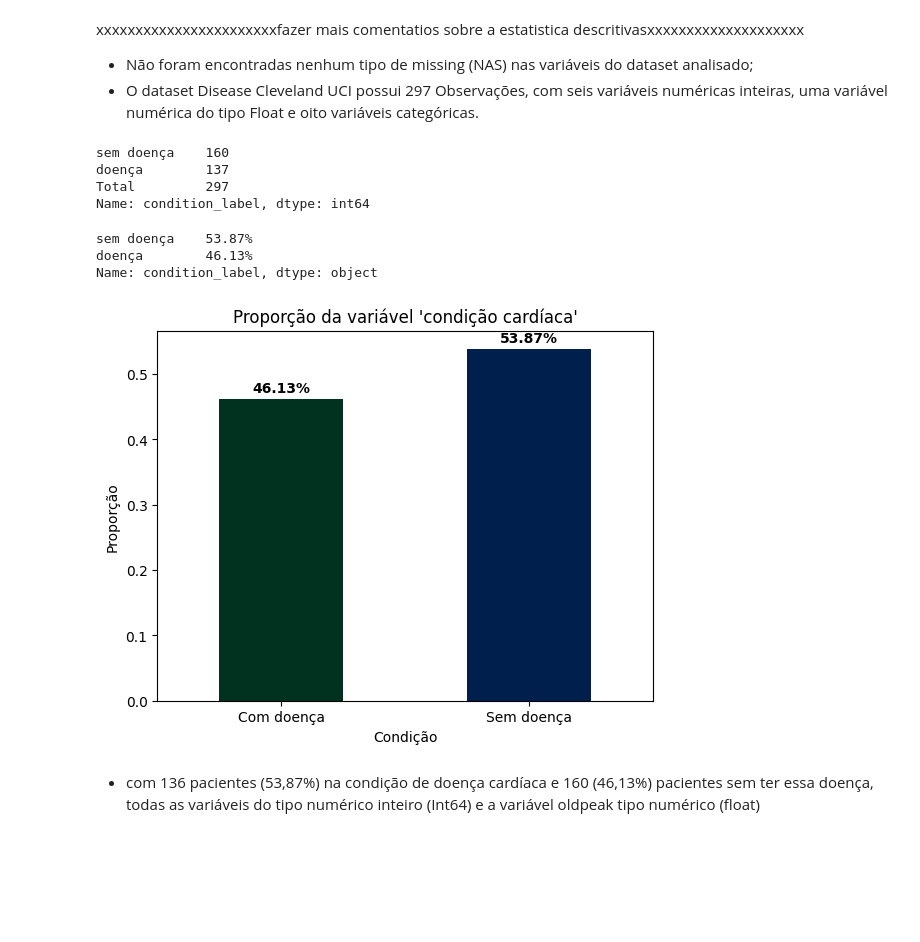
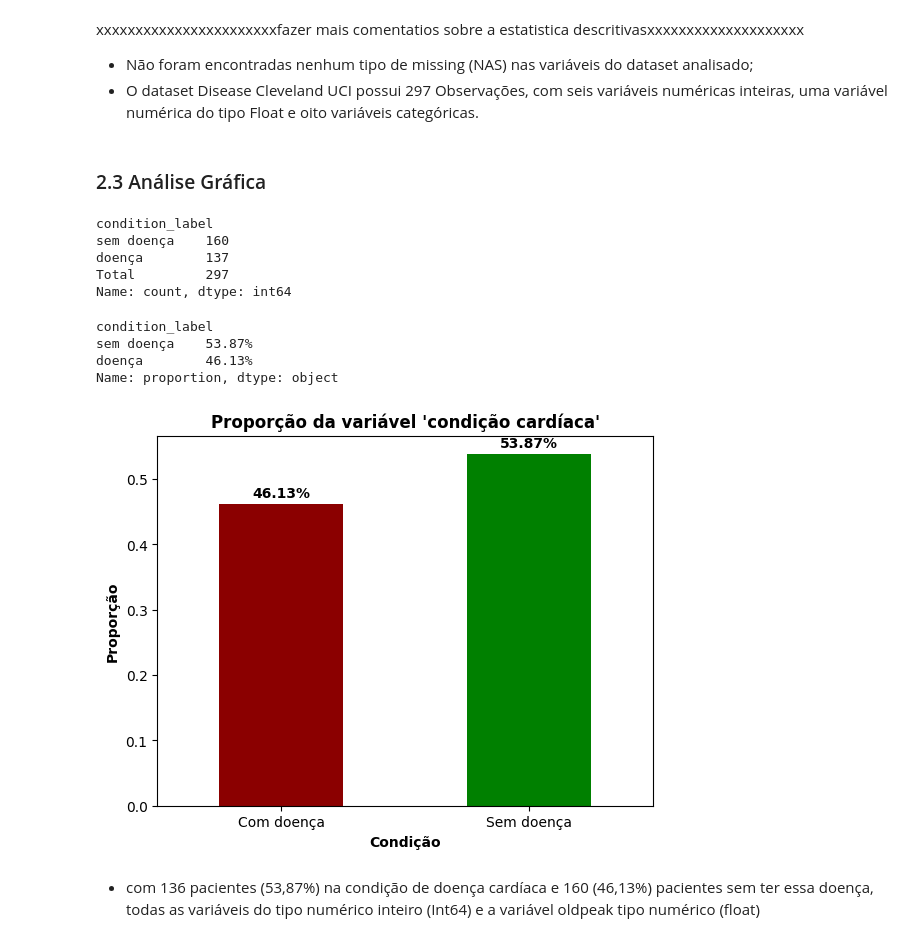
Before and after one commit to luiscpl/PUC_MVP, a Jupyter notebook: MVP_LUIS CLAUDIO.ipynb, the cells around one changed output. Saved outputs shown, nothing was run; the diff lists cells and outputs as text; code cells hidden in the pictures; blank space fills up the shorter version.

```diff
--- a/MVP_LUIS CLAUDIO.ipynb
+++ b/MVP_LUIS CLAUDIO.ipynb
@@ -88,3 +89,10 @@ df = pd.read_csv(url)
+# %%
+#baixando o dataset e carregando no pandas
+# O dataset é sobre doenças cardíacas e foi baixado do Kaggle
+url = 'https://github.com/luiscpl/PUC_MVP/blob/main/heart_cleveland_upload.csv?raw=true'
+response = requests.get(url)
+decoded_content = response.content.decode('utf-8')
+df = pd.read_csv(url)
 # %%
 #exibindo as primeiras linhas do dataset
 df.head()
@@ -213,6 +221,8 @@ memory usage: 32.6+ KB
 xxxxxxxxxxxxxxxxxxxxxxxfazer mais comentatios sobre a estatistica descritivasxxxxxxxxxxxxxxxxxxxx
 - Não foram encontradas nenhum tipo de missing (NAS) nas variáveis do dataset analisado;
 - O dataset Disease Cleveland UCI possui 297 Observações, com seis variáveis numéricas inteiras, uma variável numérica do tipo Float e oito variáveis categóricas.
+# %% [markdown]
+### 2.3 Análise Gráfica
 # %%
 # Conta os valores da coluna 'condition_label' e adiciona o total
 contagem = df["condition_label"].value_counts()
@@ -223,31 +233,33 @@ print(contagem)
 ###calculando a propoção de cada condição cardíaca
 (df["condition_label"].value_counts(normalize=True) * 100).map("{:.2f}%".format)
 # %% [output]
+condition_label
 sem doença    160
 doença        137
 Total         297
-Name: condition_label, dtype: int64
+Name: count, dtype: int64
+condition_label
 sem doença    53.87%
 doença        46.13%
-Name: condition_label, dtype: object
+Name: proportion, dtype: object
 # %%
 proporcoes = df["condition_label"].value_counts(normalize=True).sort_index()
 ax = proporcoes.plot(
     kind="bar",
-    color=["#013220", "#001f4d"]  # verde escuro, azul escuro
+    color=["#8B0000", "green"]  # verde escuro, azul escuro
 )
 ax.set_xticklabels(['Com doença','Sem doença'], rotation=0)
-ax.set_xlabel("Condição")
-ax.set_ylabel("Proporção")
-ax.set_title("Proporção da variável 'condição cardíaca'")
+ax.set_xlabel("Condição", fontweight='bold')
+ax.set_ylabel("Proporção", fontweight='bold')
+ax.set_title("Proporção da variável 'condição cardíaca'", fontweight='bold')
 
 # Adiciona os valores das proporções nas barras
 for i, v in enumerate(proporcoes):
     ax.text(i, v + 0.01, f"{v:.2%}", ha='center', fontweight='bold')
 
 plt.show()
 # %% [output]
-[figure, old version]
+[figure, new version]
 # %% [markdown]
 
 
```
Also changed, not shown: parts of 7 cells of this notebook.
